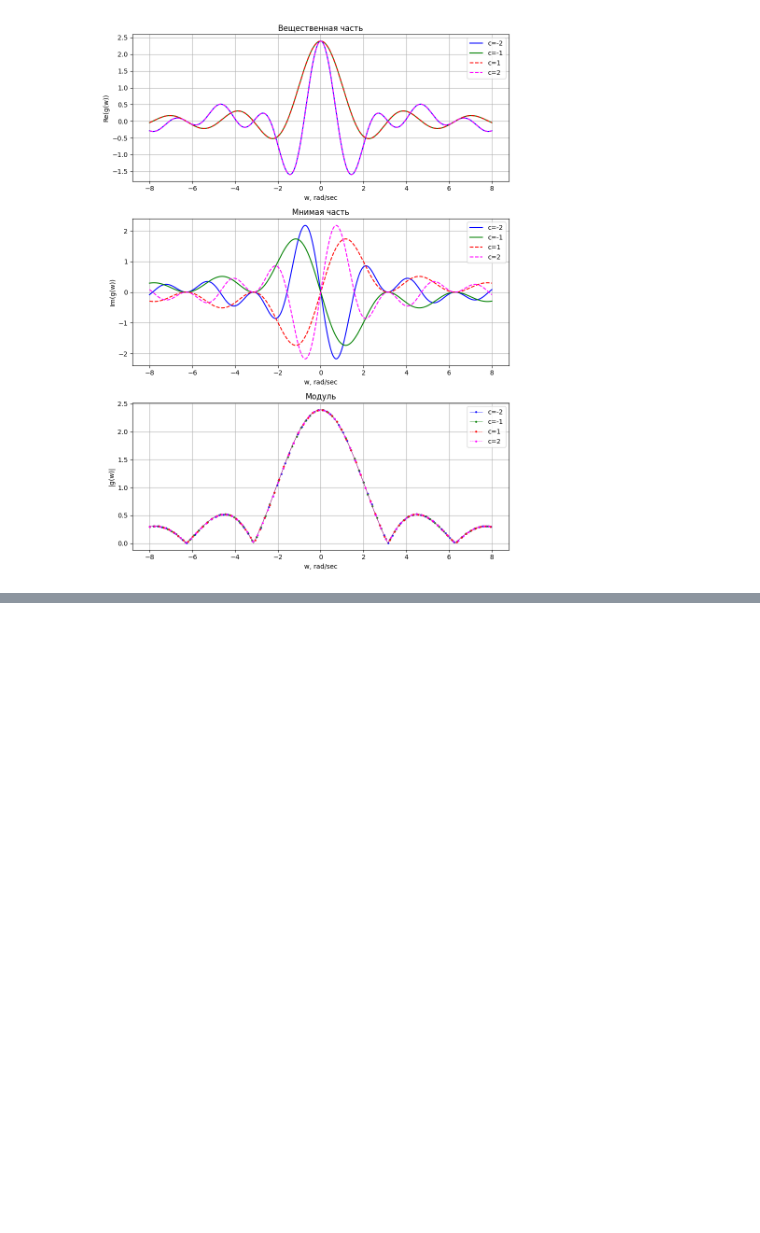
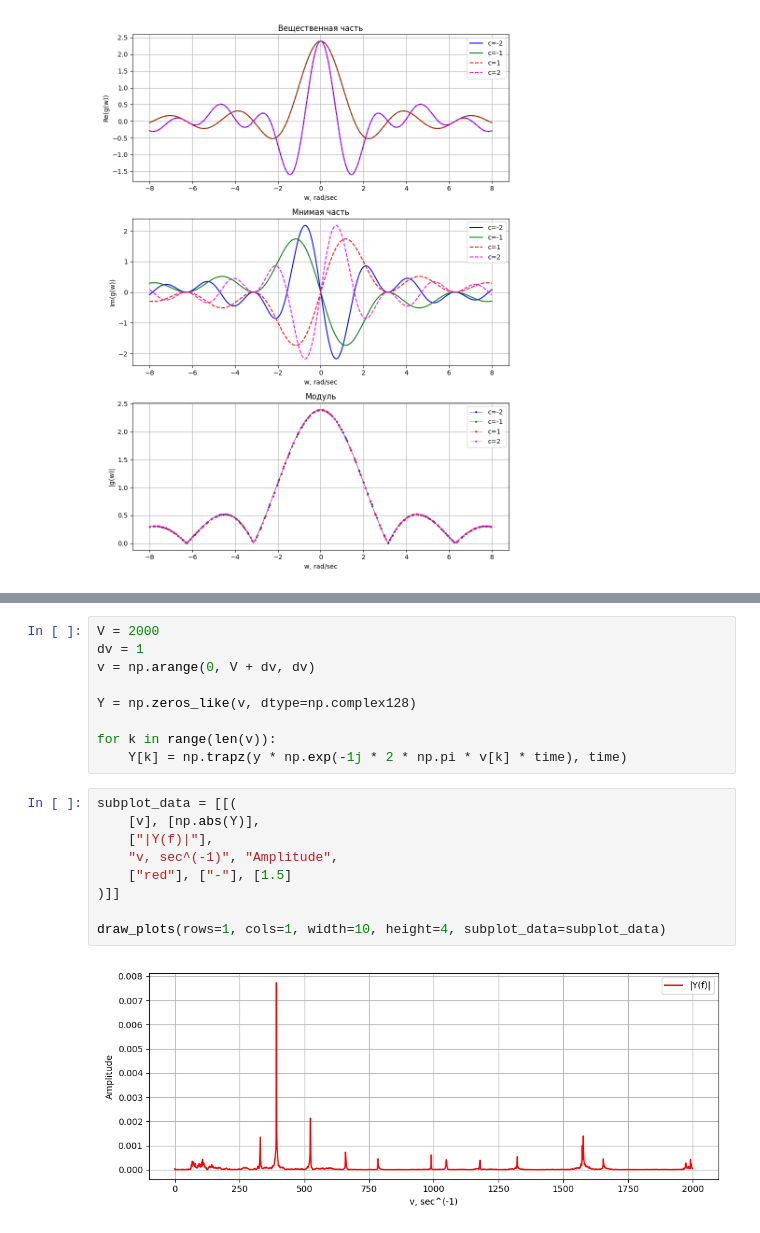
Before and after one commit to n-sukhov/ITMO-courses, a Jupyter notebook: Fourier_Methods/Lab2/Lab2.ipynb, the cells around one changed output, grey strips where cells are left out. Cells and saved outputs as stored; diff of their text form; blank space fills up the shorter version.

```diff
--- a/Fourier_Methods/Lab2/Lab2.ipynb
+++ b/Fourier_Methods/Lab2/Lab2.ipynb
@@ -383,0 +406,20 @@ draw_plots(rows=3, cols=1, width=9, height=12, subplot_data=subplot_data3)
+# %%
+V = 2000
+dv = 1
+v = np.arange(0, V + dv, dv)
+
+Y = np.zeros_like(v, dtype=np.complex128)
+
+for k in range(len(v)):
+    Y[k] = np.trapz(y * np.exp(-1j * 2 * np.pi * v[k] * time), time)
+# %%
+subplot_data = [[(
+    [v], [np.abs(Y)],
+    ["|Y(f)|"],
+    "v, sec^(-1)", "Amplitude",
+    ["red"], ["-"], [1.5]
+)]]
+
+draw_plots(rows=1, cols=1, width=10, height=4, subplot_data=subplot_data)
+# %% [output]
+[figure, added]
```
Also changed, not shown: parts of 3 cells of this notebook, 1 other file.
